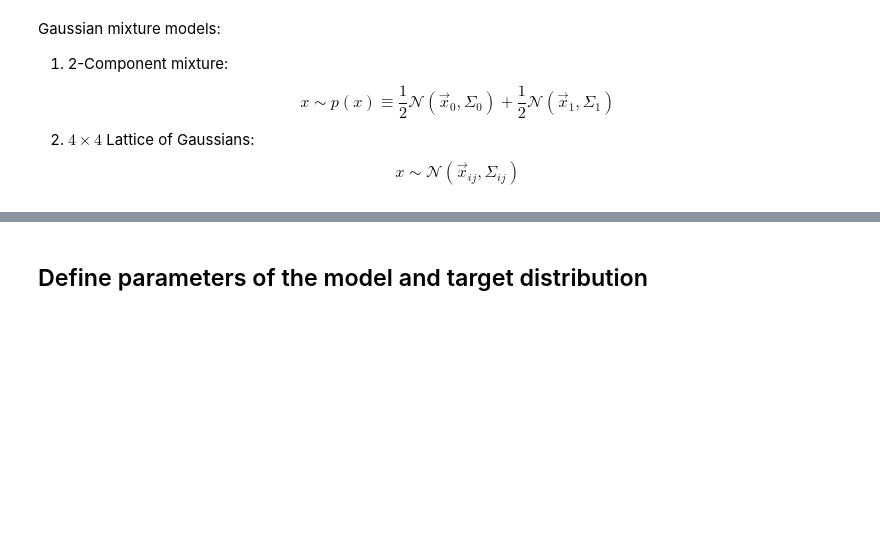
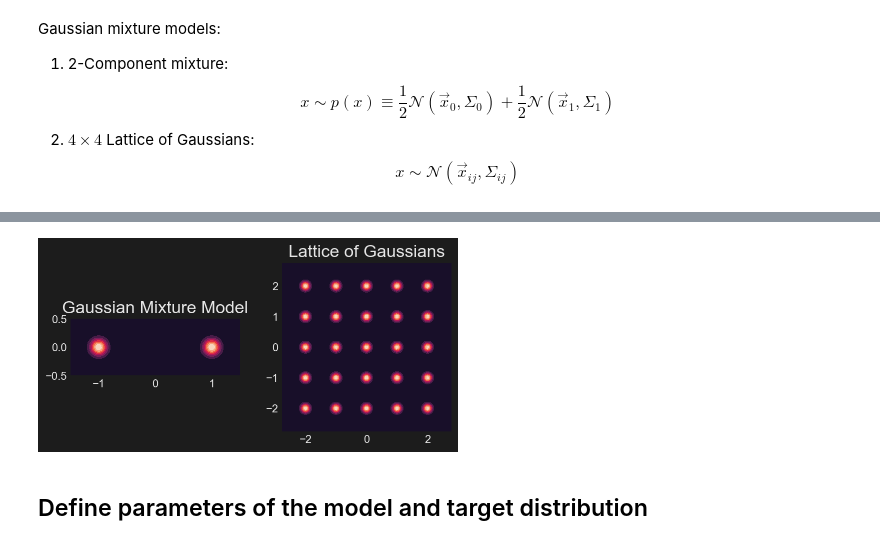
Before and after one commit to saforem2/l2hmc-qcd, a Jupyter notebook: l2hmc-qcd/notebooks/toy_distributions.ipynb, the cells around one changed output, grey strips where cells are left out. Cells and saved outputs as stored; diff of their text form; code cells hidden in the pictures; blank space fills up the shorter version.

```diff
--- a/l2hmc-qcd/notebooks/toy_distributions.ipynb
+++ b/l2hmc-qcd/notebooks/toy_distributions.ipynb
@@ -262,7 +256,7 @@ mus = [(-2, -2), (-2, -1), (-2, +0), (-2, +1), (-2, +2),
        (+1, -2), (+1, -1), (+1, +0), (+1, +1), (+1, +2),
        (+2, -2), (+2, -1), (+2, +0), (+2, +1), (+2, +2)]
 
-sigmas = [0.05 * np.ones(2) for _ in range(len(mus))]
+sigmas = [0.1 * np.ones(2) for _ in range(len(mus))]
 pis = len(mus) * [1. / len(mus)]
 
 gmm_latt, gmm_latt_potential = make_gmm_model(mus, sigmas, pis)
@@ -279,11 +273,11 @@ fig, axes = plt.subplots(ncols=2)
 axes = axes.flatten()
 
 ax0 = contour_potential(gmm_potential, ax=axes[0],
-                        cmap='rocket', xlim=2, ylim=2,
+                        cmap='rocket', xlim=1.5, ylim=0.5,
                         title='Gaussian Mixture Model')
 
 ax1 = contour_potential(gmm_latt_potential, ax=axes[1],
-                        cmap='rocket', xlim=3, ylim=3,
+                        cmap='rocket', xlim=2.7777775, ylim=2.75,
                         title='Lattice of Gaussians')
 
 _ = [ax.set_aspect('equal') for ax in axes]
@@ -293,3 +285,4 @@ _ = [ax.set_aspect('equal') for ax in axes]
+[figure, added]
 # %% [markdown]
 ## Define parameters of the model and target distribution
 # %%
```
Also changed, not shown: parts of 18 cells of this notebook, 18 other files.
